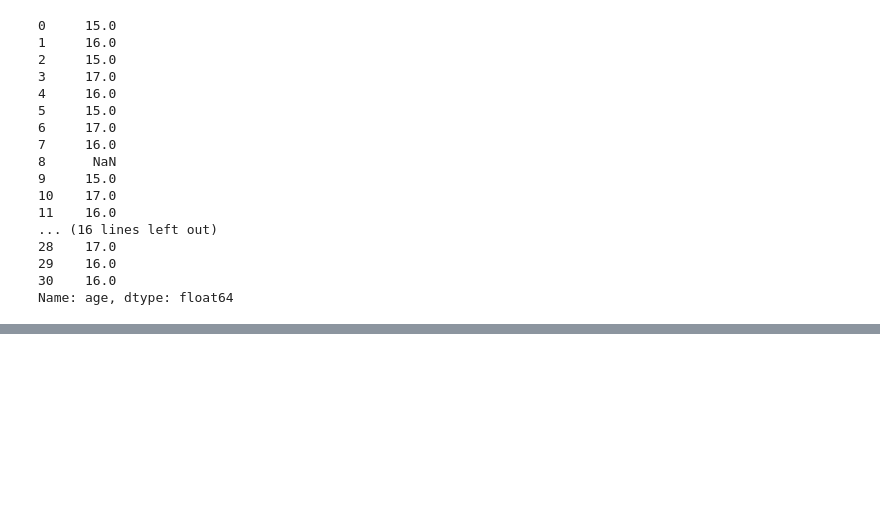
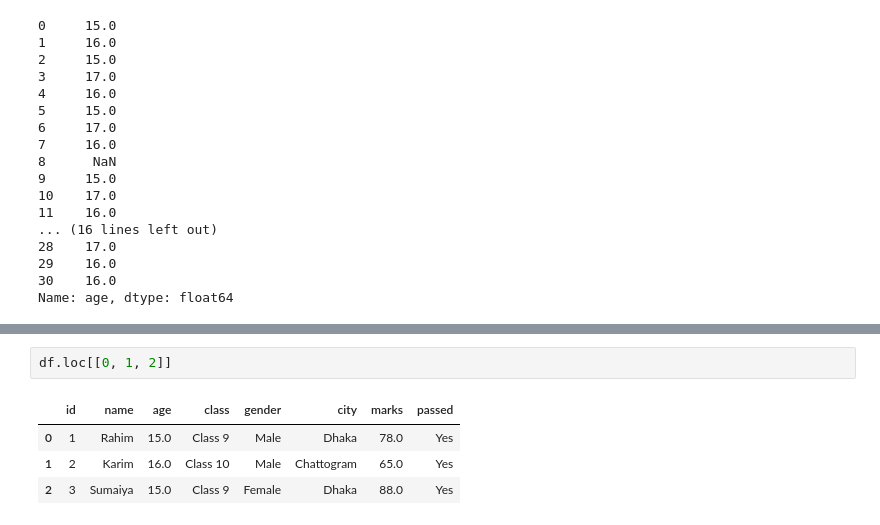
Before and after one commit to marufjamil333/AI-Bootcamp, a Jupyter notebook: Ostad-AI-Bootcamp-B7-M7-C1.ipynb, the cells around one changed output, grey strips where cells are left out. Drawn from its saved outputs; the diff is of its cells as text; blank space fills up the shorter version.

```diff
--- a/Ostad-AI-Bootcamp-B7-M7-C1.ipynb
+++ b/Ostad-AI-Bootcamp-B7-M7-C1.ipynb
@@ -479,0 +558,7 @@ Name: age, dtype: float64
+# %%
+df.loc[[0, 1, 2]]
+# %% [output]
+|  | id | name | age | class | gender | city | marks | passed |
+| 0 | 1 | Rahim | 15.0 | Class 9 | Male | Dhaka | 78.0 | Yes |
+| 1 | 2 | Karim | 16.0 | Class 10 | Male | Chattogram | 65.0 | Yes |
+| 2 | 3 | Sumaiya | 15.0 | Class 9 | Female | Dhaka | 88.0 | Yes |
```
Also changed, not shown: parts of 14 cells of this notebook, 1 other file.
